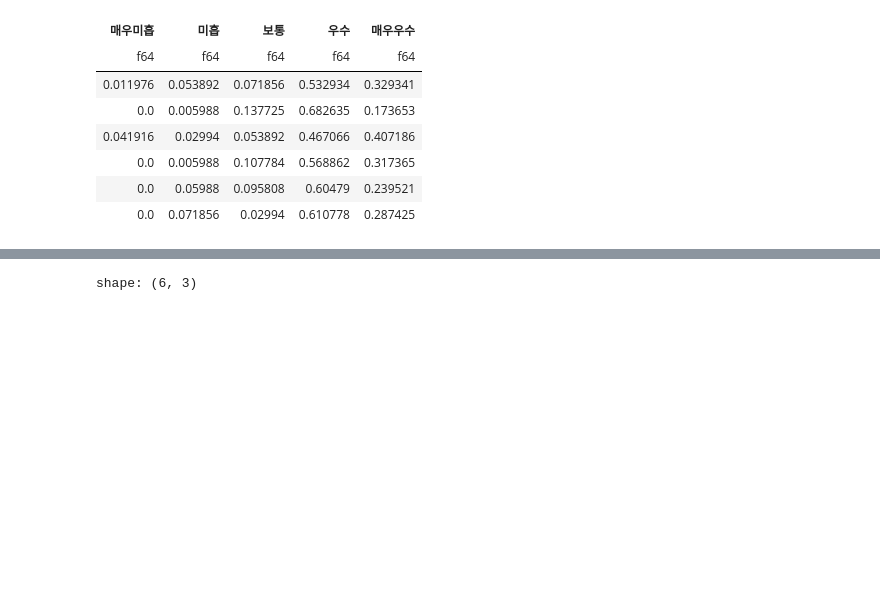
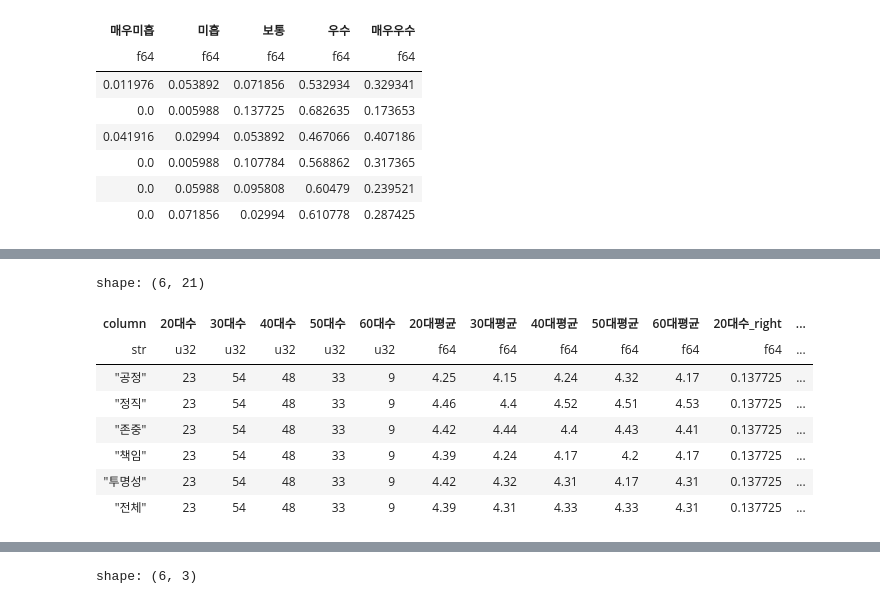
Before and after one commit to hyeonjang/KIOST, a Jupyter notebook: code/5_research_ethics_score.ipynb, the cells around one changed output, grey strips where cells are left out. Cells and saved outputs as stored; diff of their text form; code cells hidden in the pictures; blank space fills up the shorter version.

```diff
--- a/code/5_research_ethics_score.ipynb
+++ b/code/5_research_ethics_score.ipynb
@@ -253,38 +277,36 @@ ttest_sex = pl.DataFrame({
 # %%
 # 2) 연령
 age = "Q43"
 by_area_per_age = group_per_personal(age)
 
 count = compute_group_personality_by_callback(by_area_per_age, age, pl.count).rename({"column_0": "20대수", "column_1": "30대수", "column_2": "40대수", "column_3": "50대수", "column_4": "60대수"})
 pct = count.select(
     pl.col("column"),
     pl.col("20대수") / (pl.col("20대수") + pl.col("30대수") + pl.col("40대수") + pl.col("50대수") + pl.col("60대수")),
     pl.col("30대수") / (pl.col("20대수") + pl.col("30대수") + pl.col("40대수") + pl.col("50대수") + pl.col("60대수")),
     pl.col("40대수") / (pl.col("20대수") + pl.col("30대수") + pl.col("40대수") + pl.col("50대수") + pl.col("60대수")),
     pl.col("50대수") / (pl.col("20대수") + pl.col("30대수") + pl.col("40대수") + pl.col("50대수") + pl.col("60대수")),
     pl.col("60대수") / (pl.col("20대수") + pl.col("30대수") + pl.col("40대수") + pl.col("50대수") + pl.col("60대수")),
 )
 mean = compute_group_personality_by_callback(by_area_per_age, age, pl.mean).rename({"column_0": "20대평균", "column_1": "30대평균", "column_2": "40대평균", "column_3": "50대평균", "column_4": "60대평균"})
 std = compute_group_personality_by_callback(by_area_per_age, age, pl.std).rename({"column_0": "20대표준편차", "column_1": "30대표준편차", "column_2": "40대표준편차", "column_3": "50대표준편차", "column_4": "60대표준편차"})
 
 all = count.join(
     mean, on="column", how="inner",
 ).join(
     pct, on="column", how="inner"
 ).join(
     std, on="column", how="inner"
 )
 all.write_csv("figure/5/라_2_연령대_조사_대상별_차이_검정_통계량.csv", include_bom=True)
-
-age_20 = by_area_per_age.filter(pl.col(age) == 1).select(pl_components)
-age_30 = by_area_per_age.filter(pl.col(age) == 2).select(pl_components)
-age_40 = by_area_per_age.filter(pl.col(age) == 3).select(pl_components)
-age_50 = by_area_per_age.filter(pl.col(age) == 4).select(pl_components)
-age_60 = by_area_per_age.filter(pl.col(age) == 5).select(pl_components)
-
-anova = stats.f_oneway(age_20, age_30, age_40, age_50, age_60)
-anova_age = pl.DataFrame({
-    "component": components,
-    "f-value": anova[0],
-    "p-value": anova[1],
-}).write_csv("figure/5/라_2_연령대_조사_대상별_차이_검정_anova.csv", include_bom=True)
+all
+# %% [output]
+shape: (6, 21)
+| column | 20대수 | 30대수 | 40대수 | 50대수 | 60대수 | 20대평균 | 30대평균 | 40대평균 | 50대평균 | 60대평균 | 20대수_right | ... |
+| str | u32 | u32 | u32 | u32 | u32 | f64 | f64 | f64 | f64 | f64 | f64 | ... |
+| "공정" | 23 | 54 | 48 | 33 | 9 | 4.25 | 4.15 | 4.24 | 4.32 | 4.17 | 0.137725 | ... |
+| "정직" | 23 | 54 | 48 | 33 | 9 | 4.46 | 4.4 | 4.52 | 4.51 | 4.53 | 0.137725 | ... |
+| "존중" | 23 | 54 | 48 | 33 | 9 | 4.42 | 4.44 | 4.4 | 4.43 | 4.41 | 0.137725 | ... |
+| "책임" | 23 | 54 | 48 | 33 | 9 | 4.39 | 4.24 | 4.17 | 4.2 | 4.17 | 0.137725 | ... |
+| "투명성" | 23 | 54 | 48 | 33 | 9 | 4.42 | 4.32 | 4.31 | 4.17 | 4.31 | 0.137725 | ... |
+| "전체" | 23 | 54 | 48 | 33 | 9 | 4.39 | 4.31 | 4.33 | 4.33 | 4.31 | 0.137725 | ... |
```
Also changed, not shown: parts of 16 cells of this notebook, 19 other files.
